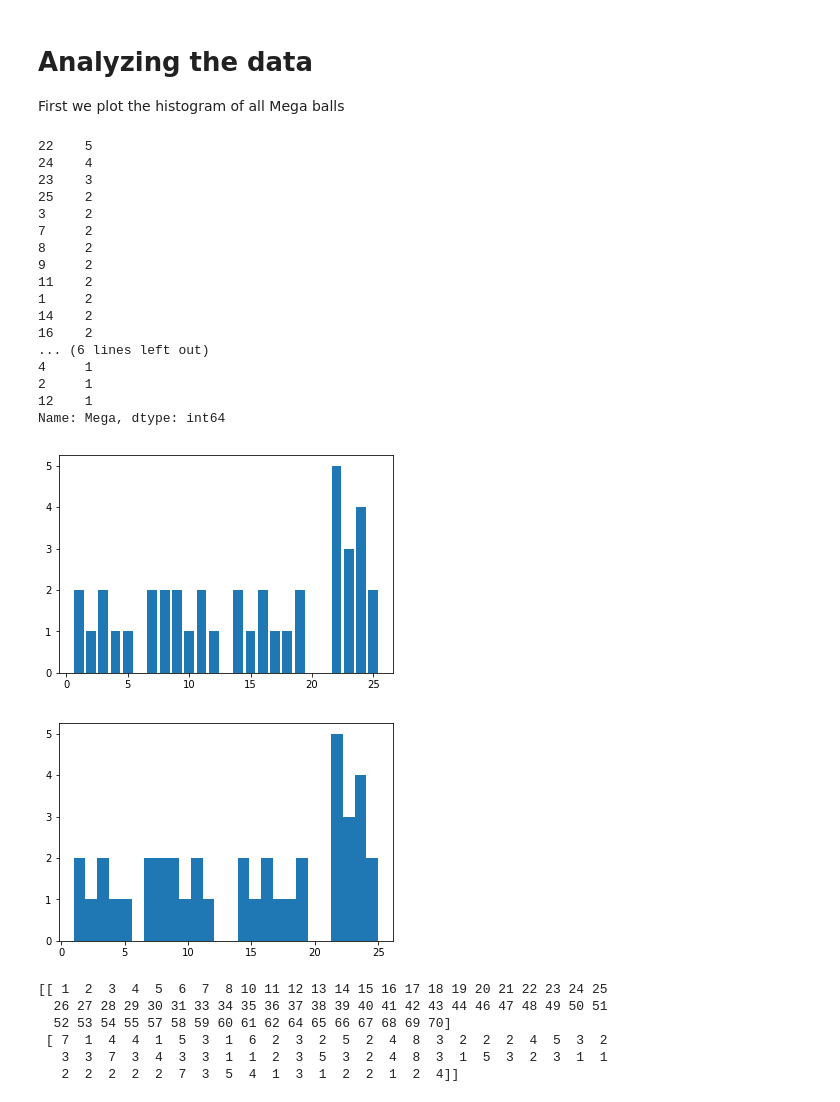
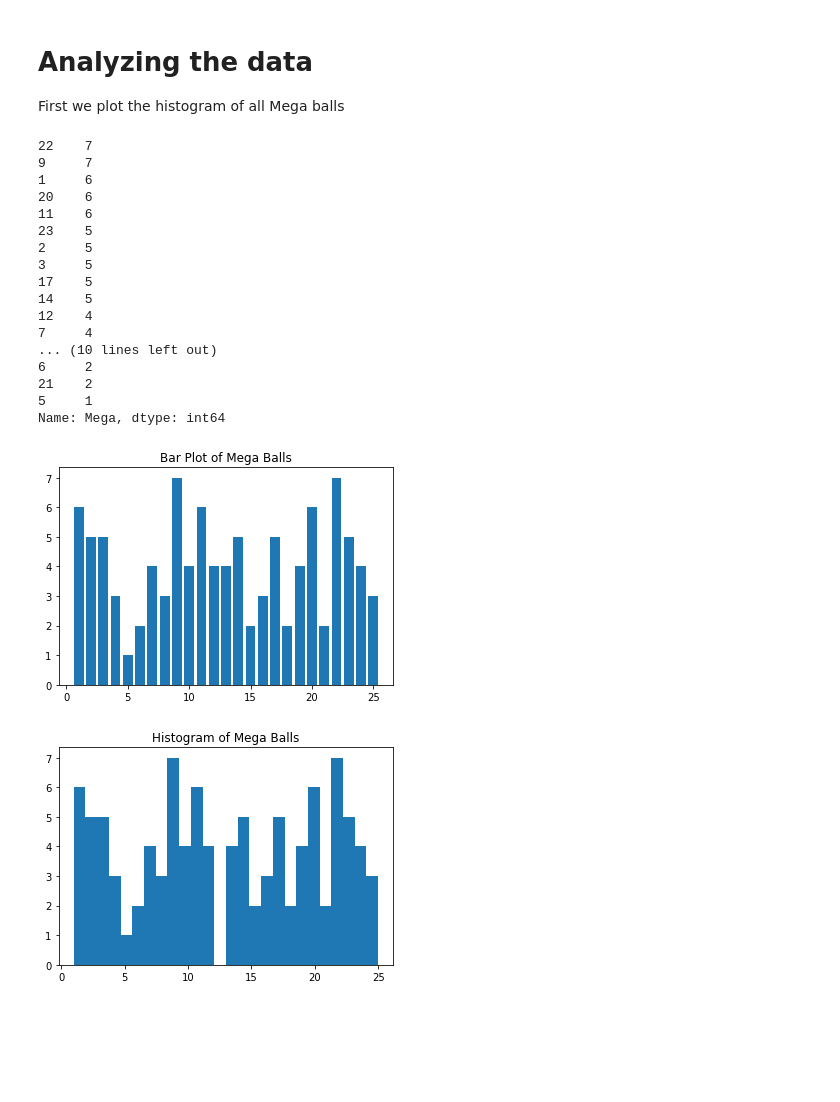
Before and after one commit to shatskikh/lottery, a Jupyter notebook: Lottery Data.ipynb, the cells around one changed output. Cells and saved outputs as stored; diff of their text form; code cells hidden in the pictures; blank space fills up the shorter version.

```diff
--- a/Lottery Data.ipynb
+++ b/Lottery Data.ipynb
@@ -113,3 +113,6 @@ So we need to remove all the data prior to this time.
 # %%
 data_s = data[data['Date'] >= '2017-10-31'] #
 data_s = data_s.set_index('Date')
+# %%
+data_s[[ '1', '2', '3', '4', '5']] = data_s[[ '1', '2', '3', '4', '5']].apply(np.sort, axis = 1)
+print(data_s.head())
@@ -121,49 +132,47 @@ First we plot the histogram of all Mega balls
 frequency_Mega = data_s.Mega.value_counts()
 print(frequency_Mega)
 # %% [output]
-22    5
-24    4
-23    3
-25    2
-3     2
-7     2
-8     2
-9     2
-11    2
-1     2
-14    2
-16    2
-... (6 lines left out)
-4     1
-2     1
-12    1
+22    7
+9     7
+1     6
+20    6
+11    6
+23    5
+2     5
+3     5
+17    5
+14    5
+12    4
+7     4
+... (10 lines left out)
+6     2
+21    2
+5     1
 Name: Mega, dtype: int64
 # %%
 keys = []
 values = []
 for key, value in frequency_Mega.iteritems():
     keys.append(key)
     values.append(value)
 plt.bar(keys, values)
+plt.title('Bar Plot of Mega Balls')
 plt.show()
 # %% [output]
-[figure, old version]
+[figure, new version]
 # %%
 plt.hist(data_s.Mega, bins=26)
+plt.title('Histogram of Mega Balls')
 plt.show()
 # %% [output]
-[figure, old version]
+[figure, new version]
 # %%
 balls = data_s[['1', '2', '3', '4', '5']].values.flatten()
 unique, counts = np.unique(balls, return_counts=True)
+percentages = counts/counts.sum()
+perc_cumsum = np.cumsum(percentages)
 
-print(np.asarray((unique, counts)))
+
+#print(np.asarray((unique, counts)).T)
-# %% [output]
-[[ 1  2  3  4  5  6  7  8 10 11 12 13 14 15 16 17 18 19 20 21 22 23 24 25
-  26 27 28 29 30 31 33 34 35 36 37 38 39 40 41 42 43 44 46 47 48 49 50 51
-  52 53 54 55 57 58 59 60 61 62 64 65 66 67 68 69 70]
- [ 7  1  4  4  1  5  3  1  6  2  3  2  5  2  4  8  3  2  2  2  4  5  3  2
-   3  3  7  3  4  3  3  1  1  2  3  5  3  2  4  8  3  1  5  3  2  3  1  1
-   2  2  2  2  2  7  3  5  4  1  3  1  2  2  1  2  4]]
 # %%
 plt.hist(balls, bins = 70)
```
Also changed, not shown: parts of 14 cells of this notebook.
